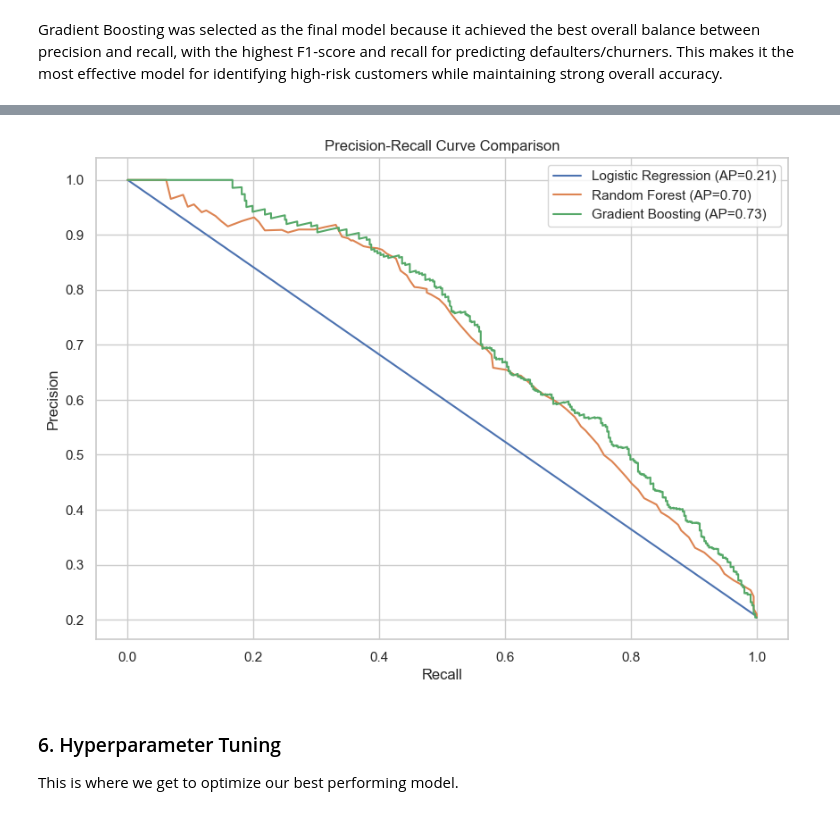
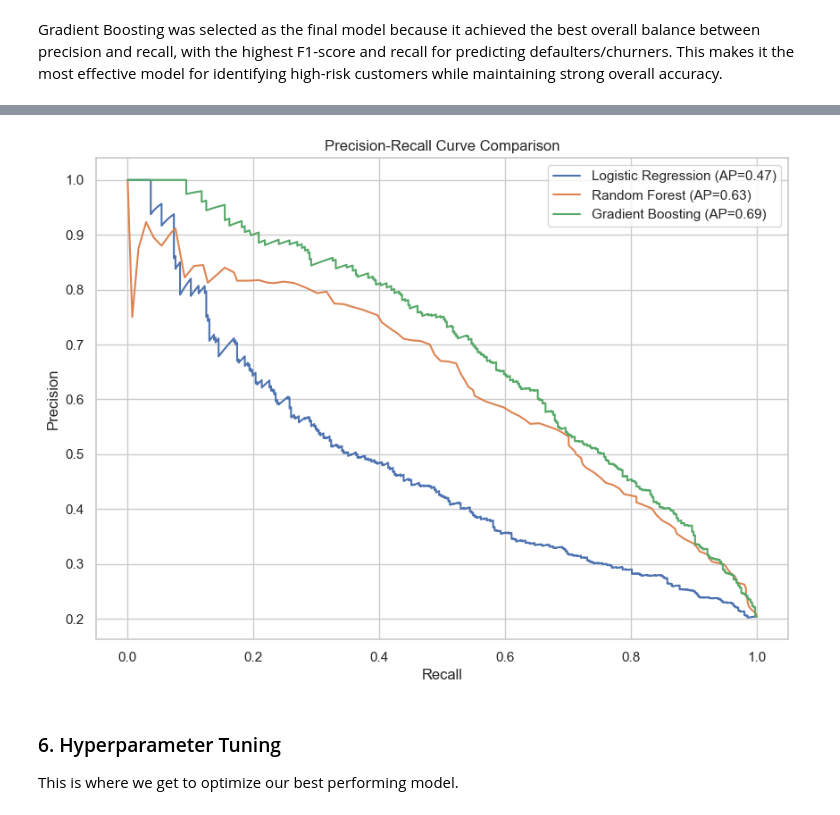
Before and after one commit to priscamwende/Machine_learning-capstone, a Jupyter notebook: ml_capstone.ipynb, the cells around one changed output, grey strips where cells are left out. Saved outputs shown, nothing was run; the diff lists cells and outputs as text; code cells hidden in the pictures.

```diff
--- a/ml_capstone.ipynb
+++ b/ml_capstone.ipynb
@@ -456,0 +458,5 @@ Testing Shape: (2000, 16)
+# %%
+from imblearn.over_sampling import SMOTE
+smote = SMOTE(random_state=42)
+
+X_train_smote, y_train_smote = smote.fit_resample(X_train, y_train)
@@ -457,10 +477,9 @@ Testing Shape: (2000, 16)
 # %% [markdown]
 #### Feature scaling
 # %%
-
 scaler = StandardScaler()
 
-X_train_scaled = scaler.fit_transform(X_train)
+X_train_smote_scaled = scaler.fit_transform(X_train_smote)
 X_test_scaled = scaler.transform(X_test)
 # %% [markdown]
 ## 5. Modelling
@@ -584,45 +681,48 @@ plt.show()
 # %%
 # Set figure size for better visibility of the Precision-Recall curves
-plt.figure(figsize=(10,7))
+plt.figure(figsize=(10, 7))
 
 # Dictionary of trained models for easy looping and comparison
 models = {
     "Logistic Regression": lr_model,
     "Random Forest": rf_model,
     "Gradient Boosting": gb_model
 }
 
 # Loop through each model to compute Precision-Recall curve
 for name, model in models.items():
 
-    # Get predicted probabilities for the positive class (churn = 1)
-    probs = model.predict_proba(X_test)[:, 1]
+    # Logistic Regression uses scaled test data (trained on scaled SMOTE data)
+    if name == "Logistic Regression":
+        probs = model.predict_proba(X_test_scaled)[:, 1]
 
-    # Compute precision-recall pairs at different probability thresholds
+    # Tree-based models use unscaled test data
+    else:
+        probs = model.predict_proba(X_test)[:, 1]
+
+    # Compute precision-recall pairs at different thresholds
     precision, recall, _ = precision_recall_curve(y_test, probs)
 
-    # Compute Average Precision Score (summary metric of PR curve)
+    # Compute Average Precision Score (summary of PR curve)
     ap = average_precision_score(y_test, probs)
 
-    # Plot Precision-Recall curve for each model
+    # Plot Precision-Recall curve
     plt.plot(recall, precision, label=f"{name} (AP={ap:.2f})")
 
-# Label x-axis as Recall
+# Axis labels
 plt.xlabel("Recall")
-
-# Label y-axis as Precision
 plt.ylabel("Precision")
 
-# Add title to the plot
+# Title
 plt.title("Precision-Recall Curve Comparison")
 
-# Show legend to identify models
+# Legend
 plt.legend()
 
-# Display the plot
+# Show plot
 plt.show()
 # %% [output]
-[figure, old version]
+[figure, new version]
 # %% [markdown]
 ### 6. Hyperparameter Tuning
  This is where we get to optimize our best performing model.
```
Also changed, not shown: parts of 25 cells of this notebook, 2 other files.
